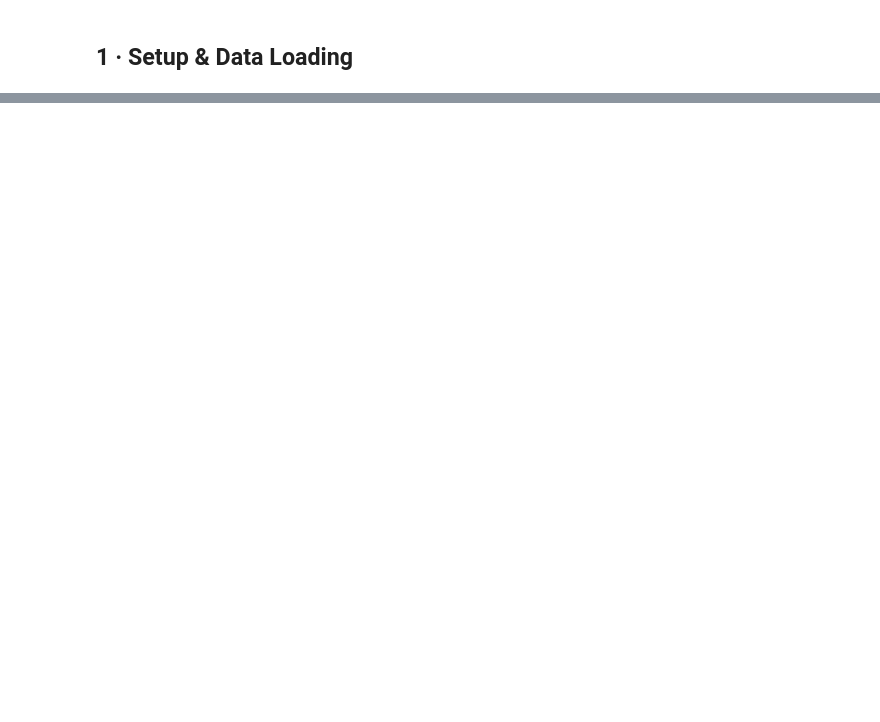
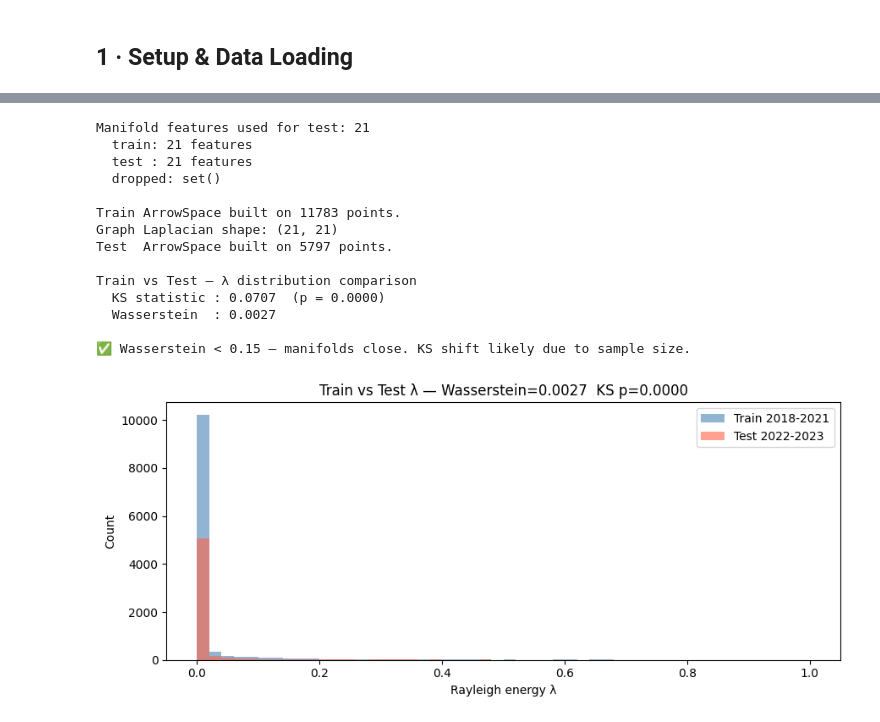
Before and after one commit to LolloPaz/ifc, a Jupyter notebook: 03_rule_spectral_pipeline.ipynb, the cells around one changed output, grey strips where cells are left out. Cells and saved outputs as stored; diff of their text form; code cells hidden in the pictures; blank space fills up the shorter version.

Commit message:
spectral signature analysis

```diff
--- a/03_rule_spectral_pipeline.ipynb
+++ b/03_rule_spectral_pipeline.ipynb
@@ -657,0 +578,80 @@ print(cm_df.to_string())
+# %%
+# ── Test set: same full feature space  ────────────────────────────
+# Note: bankruptcy_next_year and revenue_change may be absent in test
+# → use only columns present in both train and test
+
+MANIFOLD_FEATURES_TEST = [
+    c for c in MANIFOLD_FEATURES if c in test_df.columns
+]
+
+print(f'Manifold features used for test: {len(MANIFOLD_FEATURES_TEST)}')
+print(f'  train: {len(MANIFOLD_FEATURES)} features')
+print(f'  test : {len(MANIFOLD_FEATURES_TEST)} features')
+print(f'  dropped: {set(MANIFOLD_FEATURES) - set(MANIFOLD_FEATURES_TEST)}')
+
+# ── Refit scaler on train using test-compatible columns only  ──────
+df_tr_aligned = train_df.dropna(subset=MANIFOLD_FEATURES_TEST).copy()
+X_tr_aligned  = df_tr_aligned[MANIFOLD_FEATURES_TEST].values.astype(np.float64)
+
+scaler_tv   = StandardScaler()
+X_tr_scaled = scaler_tv.fit_transform(X_tr_aligned)
+
+aspace_tr, gl_tr = ArrowSpaceBuilder().build(GRAPH_PARAMS, X_tr_scaled)
+lambda_train = np.array(aspace_tr.lambdas())
+
+print(f'\nTrain ArrowSpace built on {X_tr_scaled.shape[0]} points.')
+print(f'Graph Laplacian shape: {gl_tr.to_dense().shape}')
+
+# ── Test manifold  ────────────────────────────────────────────────
+df_te_aligned = test_df.dropna(subset=MANIFOLD_FEATURES_TEST).copy()
+X_te_aligned  = scaler_tv.transform(
+    df_te_aligned[MANIFOLD_FEATURES_TEST].values.astype(np.float64)
+)
+
+aspace_te, _ = ArrowSpaceBuilder().build(GRAPH_PARAMS, X_te_aligned)
+lambda_test  = np.array(aspace_te.lambdas())
+
+print(f'Test  ArrowSpace built on {X_te_aligned.shape[0]} points.')
+
+# ── Distributional comparison  ────────────────────────────────────
+ks_stat_tv, p_tv = ks_2samp(lambda_train, lambda_test)
+wd_tv            = wasserstein_distance(lambda_train, lambda_test)
+
+print(f'\nTrain vs Test — λ distribution comparison')
+print(f'  KS statistic : {ks_stat_tv:.4f}  (p = {p_tv:.4f})')
+print(f'  Wasserstein  : {wd_tv:.4f}')
+
+if wd_tv < 0.15 and p_tv > 0.05:
+    print('\n✅ Test manifold matches train — rules transfer to 2022-2023.')
+elif wd_tv < 0.15:
+    print('\n✅ Wasserstein < 0.15 — manifolds close. KS shift likely due to sample size.')
+else:
+    print('\n⚠️  Wasserstein ≥ 0.15 — investigate distributional shift.')
+
+# ── Plot  ──────────────────────────────────────────────────────────
+fig, ax = plt.subplots(figsize=(9, 4))
+ax.hist(lambda_train, bins=50, alpha=0.6, label='Train 2018-2021', color='steelblue')
+ax.hist(lambda_test,  bins=50, alpha=0.6, label='Test 2022-2023',  color='tomato')
+ax.set_xlabel('Rayleigh energy λ')
+ax.set_ylabel('Count')
+ax.set_title(f'Train vs Test λ — Wasserstein={wd_tv:.4f}  KS p={p_tv:.4f}')
+ax.legend()
+plt.tight_layout()
+plt.savefig('spectral_train_vs_test.png', dpi=150, bbox_inches='tight')
+plt.show()
+# %% [output]
+Manifold features used for test: 21
+  train: 21 features
+  test : 21 features
+  dropped: set()
+
+Train ArrowSpace built on 11783 points.
+Graph Laplacian shape: (21, 21)
+Test  ArrowSpace built on 5797 points.
+
+Train vs Test — λ distribution comparison
+  KS statistic : 0.0707  (p = 0.0000)
+  Wasserstein  : 0.0027
+
+✅ Wasserstein < 0.15 — manifolds close. KS shift likely due to sample size.
+[figure, added]
```
Also changed, not shown: parts of 74 cells of this notebook, 2 other files.
